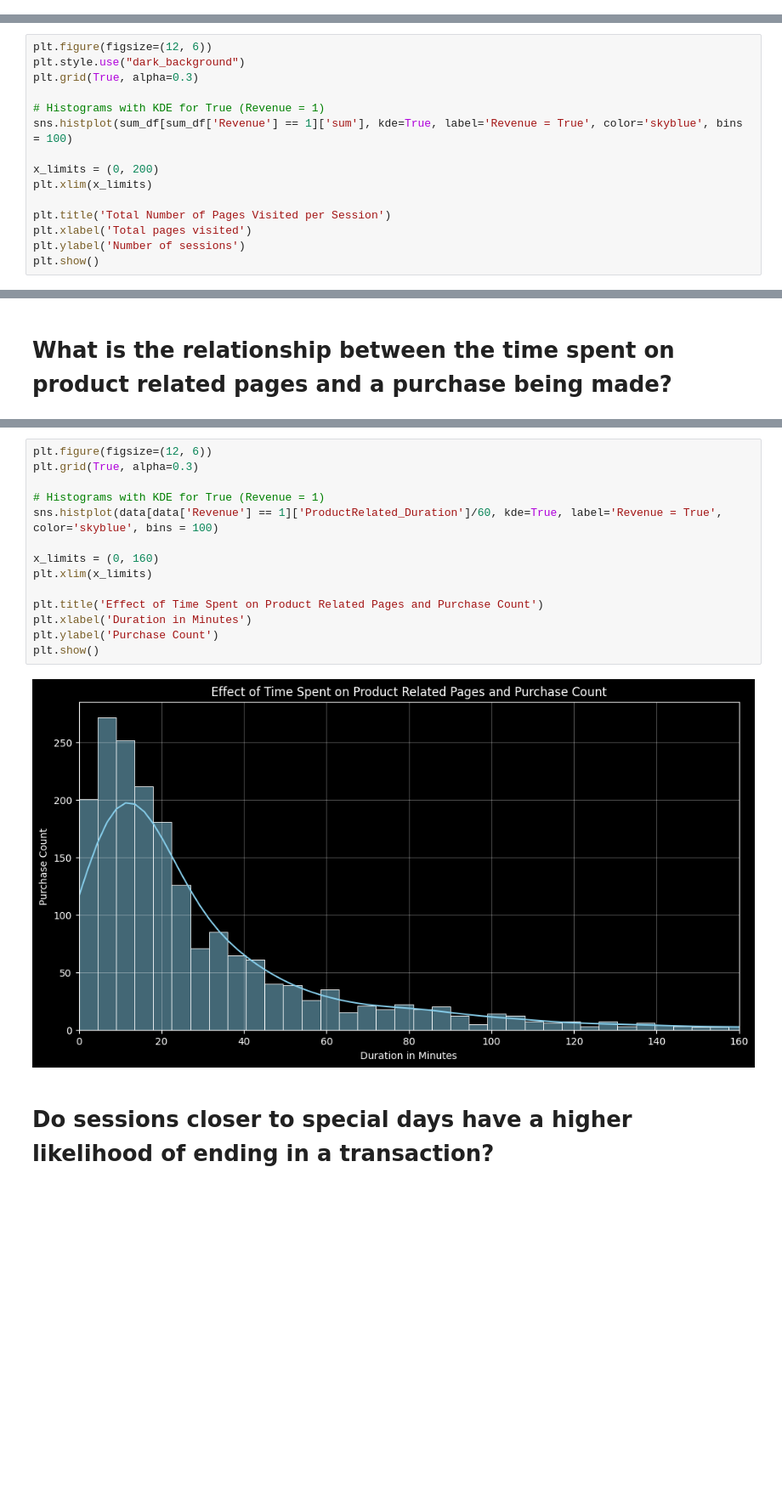
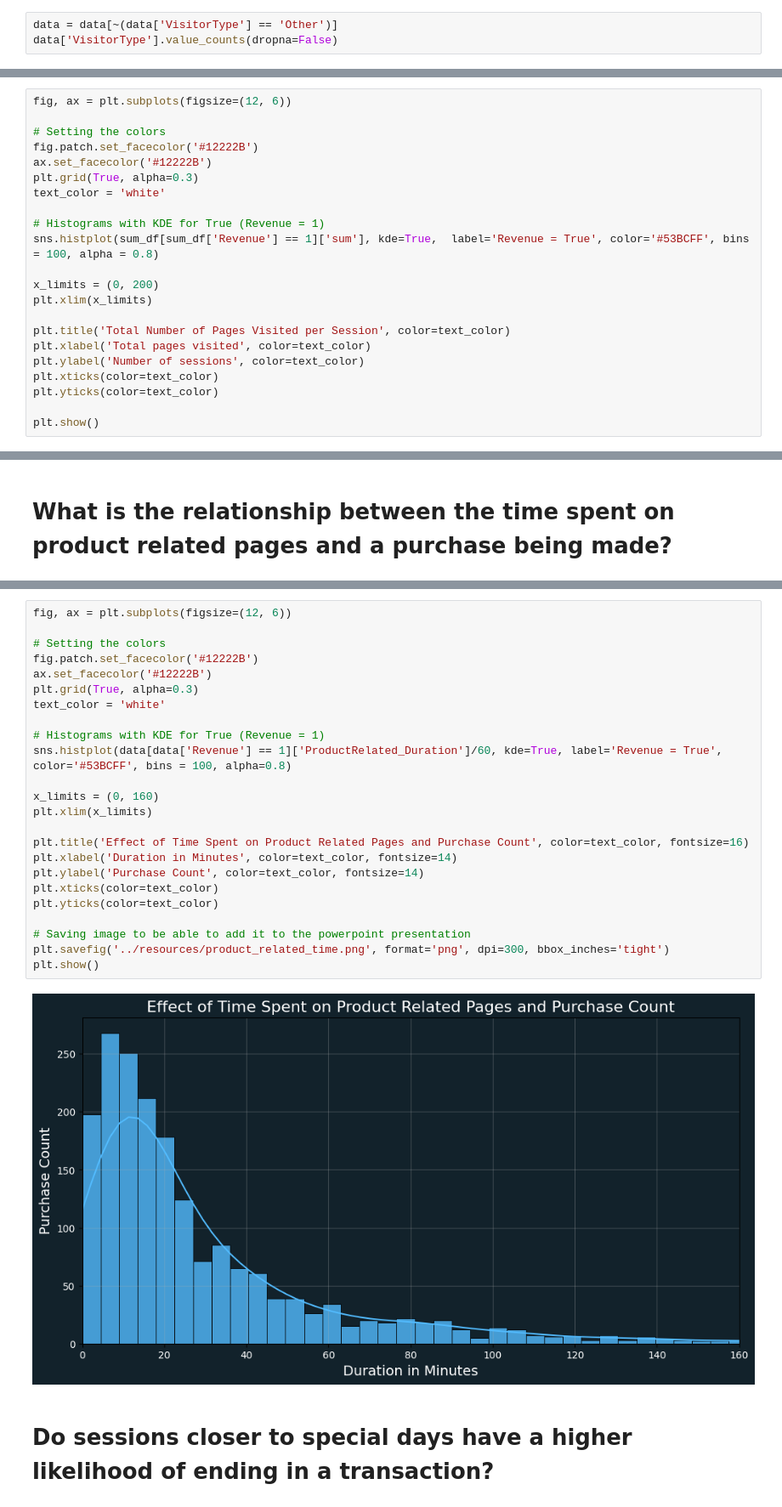
Before and after one commit to Senda-Nasr/E-Commerce-Behavior-Analysis, a Jupyter notebook: notebooks/data_cleaning_and_EDA.ipynb, the cells around one changed output, grey strips where cells are left out. Shown at 85% size. Saved outputs shown, nothing was run; the diff lists cells and outputs as text; blank space fills up the shorter version.

```diff
--- a/notebooks/data_cleaning_and_EDA.ipynb
+++ b/notebooks/data_cleaning_and_EDA.ipynb
@@ -124,0 +146,3 @@ data[data.duplicated()]
+# %%
+data = data[~(data['VisitorType'] == 'Other')]
+data['VisitorType'].value_counts(dropna=False)
@@ -217,17 +246,24 @@ sum_df.describe()
 | max | 27.000000 | 3398.750000 | 24.000000 | 2549.375000 | 705.000000 | ... |
 # %%
-plt.figure(figsize=(12, 6))
-plt.style.use("dark_background")
+fig, ax = plt.subplots(figsize=(12, 6))
+
+# Setting the colors
+fig.patch.set_facecolor('#12222B')
+ax.set_facecolor('#12222B')
 plt.grid(True, alpha=0.3)
+text_color = 'white'
 
 # Histograms with KDE for True (Revenue = 1)
-sns.histplot(sum_df[sum_df['Revenue'] == 1]['sum'], kde=True, label='Revenue = True', color='skyblue', bins = 100)
+sns.histplot(sum_df[sum_df['Revenue'] == 1]['sum'], kde=True,  label='Revenue = True', color='#53BCFF', bins = 100, alpha = 0.8)
 
 x_limits = (0, 200)
 plt.xlim(x_limits)
 
-plt.title('Total Number of Pages Visited per Session')
-plt.xlabel('Total pages visited')
-plt.ylabel('Number of sessions')
+plt.title('Total Number of Pages Visited per Session', color=text_color)
+plt.xlabel('Total pages visited', color=text_color)
+plt.ylabel('Number of sessions', color=text_color)
+plt.xticks(color=text_color)
+plt.yticks(color=text_color)
+
 plt.show()
 # %% [output]
@@ -247,21 +283,31 @@ min          0.000000
 max      63973.522230
 Name: ProductRelated_Duration, dtype: float64
 # %%
-plt.figure(figsize=(12, 6))
+fig, ax = plt.subplots(figsize=(12, 6))
+
+# Setting the colors
+fig.patch.set_facecolor('#12222B')
+ax.set_facecolor('#12222B')
 plt.grid(True, alpha=0.3)
+text_color = 'white'
 
 # Histograms with KDE for True (Revenue = 1)
-sns.histplot(data[data['Revenue'] == 1]['ProductRelated_Duration']/60, kde=True, label='Revenue = True', color='skyblue', bins = 100)
+sns.histplot(data[data['Revenue'] == 1]['ProductRelated_Duration']/60, kde=True, label='Revenue = True', color='#53BCFF', bins = 100, alpha=0.8)
 
 x_limits = (0, 160)
 plt.xlim(x_limits)
 
-plt.title('Effect of Time Spent on Product Related Pages and Purchase Count')
-plt.xlabel('Duration in Minutes')
-plt.ylabel('Purchase Count')
+plt.title('Effect of Time Spent on Product Related Pages and Purchase Count', color=text_color, fontsize=16)
+plt.xlabel('Duration in Minutes', color=text_color, fontsize=14)
+plt.ylabel('Purchase Count', color=text_color, fontsize=14)
+plt.xticks(color=text_color)
+plt.yticks(color=text_color)
+
+# Saving image to be able to add it to the powerpoint presentation
+plt.savefig('../resources/product_related_time.png', format='png', dpi=300, bbox_inches='tight')
 plt.show()
 # %% [output]
-[figure, old version]
+[figure, new version]
 # %% [markdown]
 # Do sessions closer to special days have a higher likelihood of ending in a transaction?
 # %%
```
Also changed, not shown: parts of 29 cells of this notebook, 1 other file.
